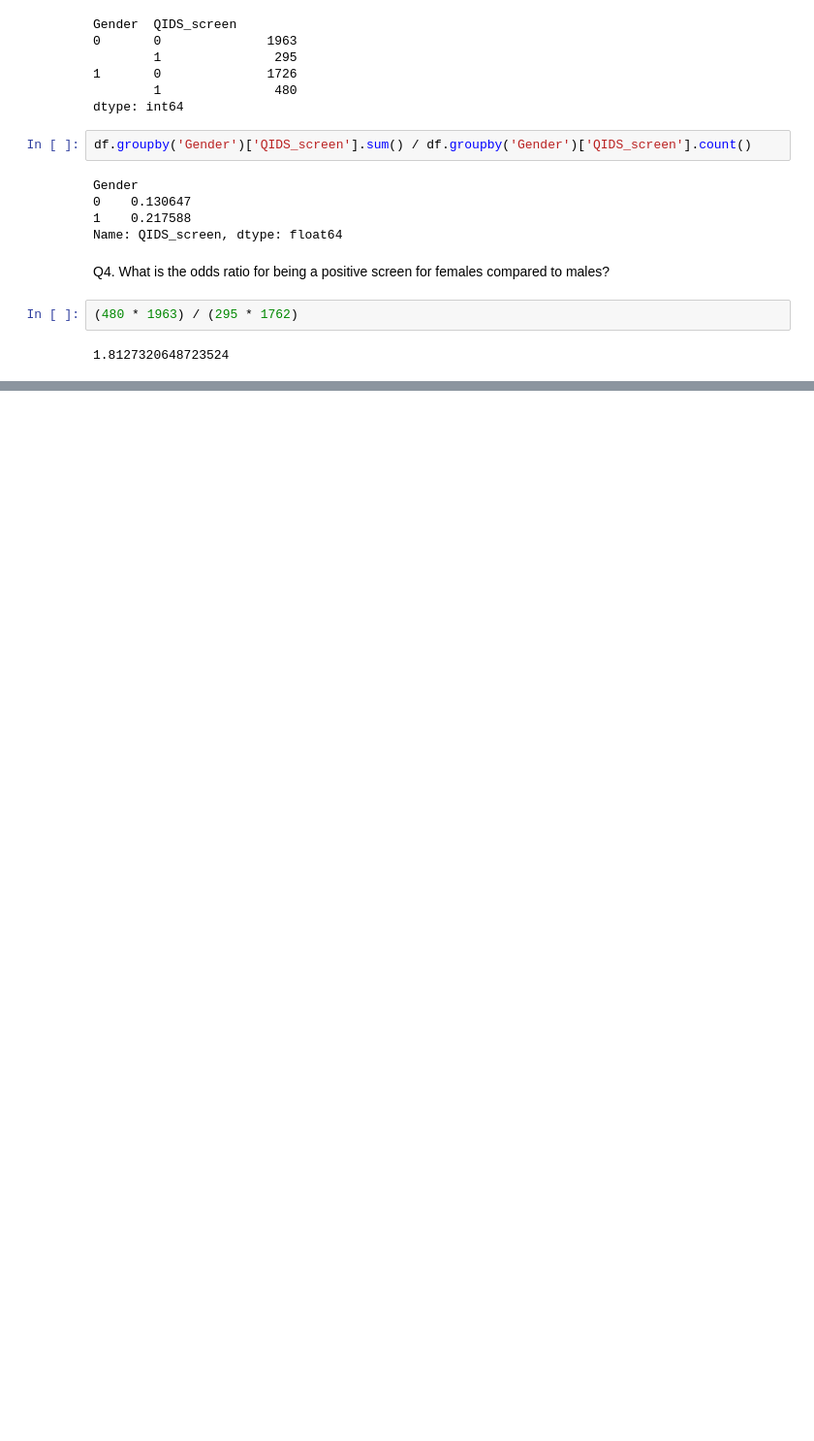
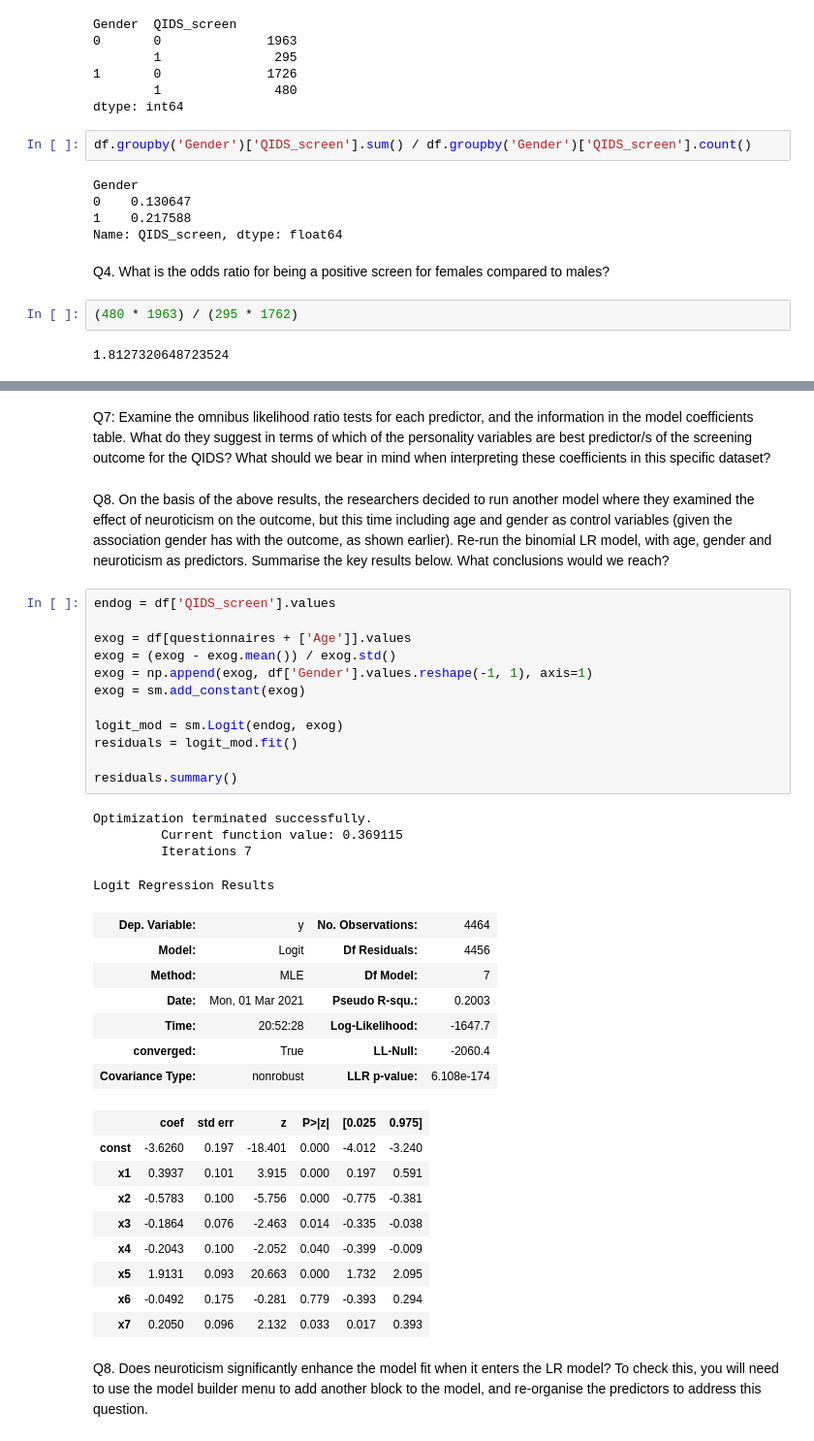
Before and after one commit to vb690/modules_comp_neuro_2021, a Jupyter notebook: advanced_quantitative_methods/units/4_logistic_regression/unit_4_lab_assignement.ipynb, the cells around one changed output, grey strips where cells are left out. Shown: that part at 97% size. Drawn from its saved outputs; the diff is of its cells as text; blank space fills up the shorter version.

Commit message:
Finished logistic regression

```diff
--- a/advanced_quantitative_methods/units/4_logistic_regression/unit_4_lab_assignement.ipynb
+++ b/advanced_quantitative_methods/units/4_logistic_regression/unit_4_lab_assignement.ipynb
@@ -121,0 +171,39 @@ Logit Regression Results
+# %% [markdown]
+Q7: Examine the omnibus likelihood ratio tests for each predictor, and the information in the model coefficients table. What do they suggest in terms of which of the personality variables are best predictor/s of the screening outcome for the QIDS? What should we bear in mind when interpreting these coefficients in this specific dataset?
+# %% [markdown]
+Q8. On the basis of the above results, the researchers decided to run another model where they examined the effect of neuroticism on the outcome, but this time including age and gender as control variables (given the association gender has with the outcome, as shown earlier). Re-run the binomial LR model, with age, gender and neuroticism as predictors. Summarise the key results below. What conclusions would we reach?
+# %%
+endog = df['QIDS_screen'].values
+
+exog = df[questionnaires + ['Age']].values
+exog = (exog - exog.mean()) / exog.std()
+exog = np.append(exog, df['Gender'].values.reshape(-1, 1), axis=1)
+exog = sm.add_constant(exog)
+
+logit_mod = sm.Logit(endog, exog)
+residuals = logit_mod.fit()
+
+residuals.summary()
+# %% [output]
+Optimization terminated successfully.
+         Current function value: 0.369115
+         Iterations 7
+Logit Regression Results
+| Dep. Variable: | y | No. Observations: | 4464 |
+| Model: | Logit | Df Residuals: | 4456 |
+| Method: | MLE | Df Model: | 7 |
+| Date: | Mon, 01 Mar 2021 | Pseudo R-squ.: | 0.2003 |
+| Time: | 20:52:28 | Log-Likelihood: | -1647.7 |
+| converged: | True | LL-Null: | -2060.4 |
+| Covariance Type: | nonrobust | LLR p-value: | 6.108e-174 |
+|  | coef | std err | z | P>|z| | [0.025 | 0.975] |
+| const | -3.6260 | 0.197 | -18.401 | 0.000 | -4.012 | -3.240 |
+| x1 | 0.3937 | 0.101 | 3.915 | 0.000 | 0.197 | 0.591 |
+| x2 | -0.5783 | 0.100 | -5.756 | 0.000 | -0.775 | -0.381 |
+| x3 | -0.1864 | 0.076 | -2.463 | 0.014 | -0.335 | -0.038 |
+| x4 | -0.2043 | 0.100 | -2.052 | 0.040 | -0.399 | -0.009 |
+| x5 | 1.9131 | 0.093 | 20.663 | 0.000 | 1.732 | 2.095 |
+| x6 | -0.0492 | 0.175 | -0.281 | 0.779 | -0.393 | 0.294 |
+| x7 | 0.2050 | 0.096 | 2.132 | 0.033 | 0.017 | 0.393 |
+# %% [markdown]
+Q8. Does neuroticism significantly enhance the model fit when it enters the LR model? To check this, you will need to use the model builder menu to add another block to the model, and re-organise the predictors to address this question.
```
Also changed, not shown: parts of 17 cells of this notebook, 2 other files.
